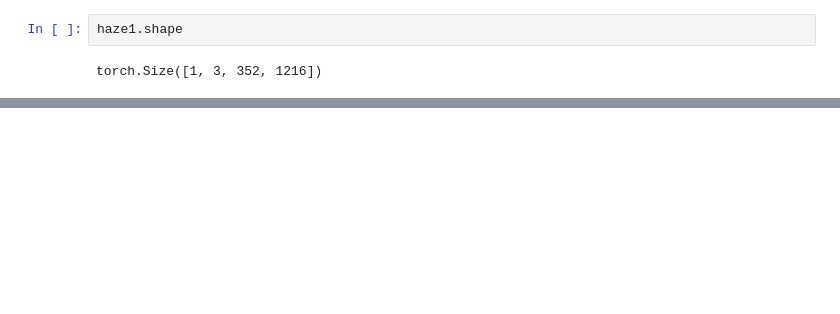
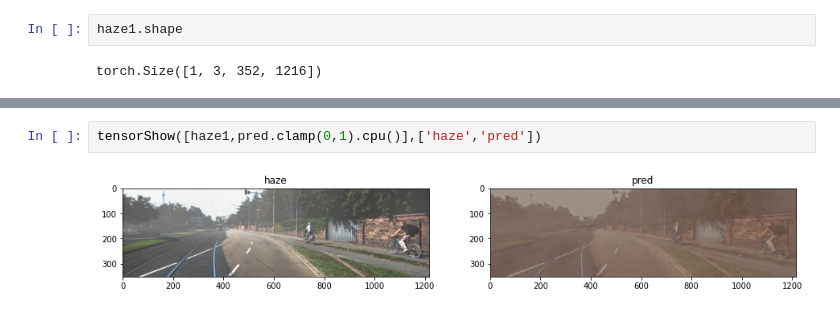
Before and after one commit to abubakrsiddq/BinaryMap, a Jupyter notebook: ffa_onnx.ipynb, the cells around one changed output, grey strips where cells are left out. Drawn from its saved outputs; the diff is of its cells as text; blank space fills up the shorter version.

```diff
--- a/ffa_onnx.ipynb
+++ b/ffa_onnx.ipynb
@@ -69,0 +97,4 @@ pred
+# %%
+tensorShow([haze1,pred.clamp(0,1).cpu()],['haze','pred'])
+# %% [output]
+[figure, added]
```
Also changed, not shown: parts of 25 cells of this notebook.
